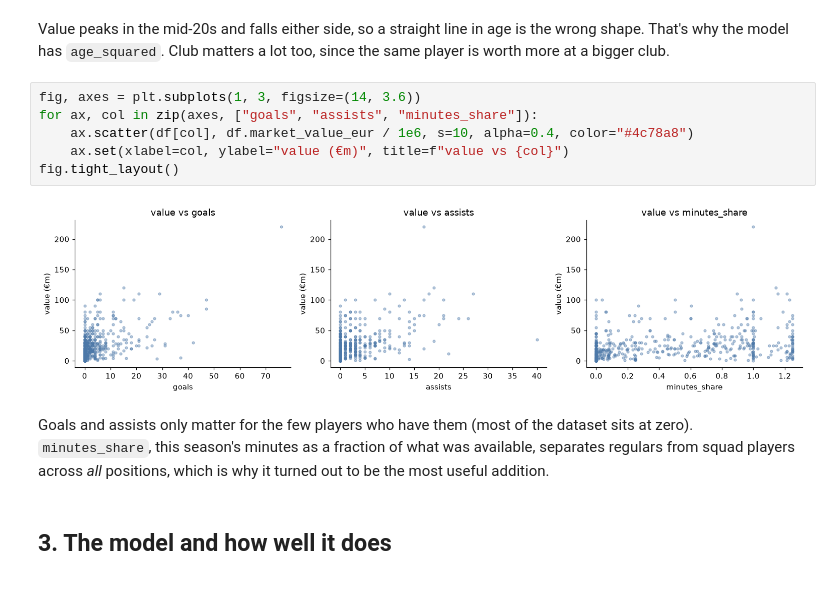
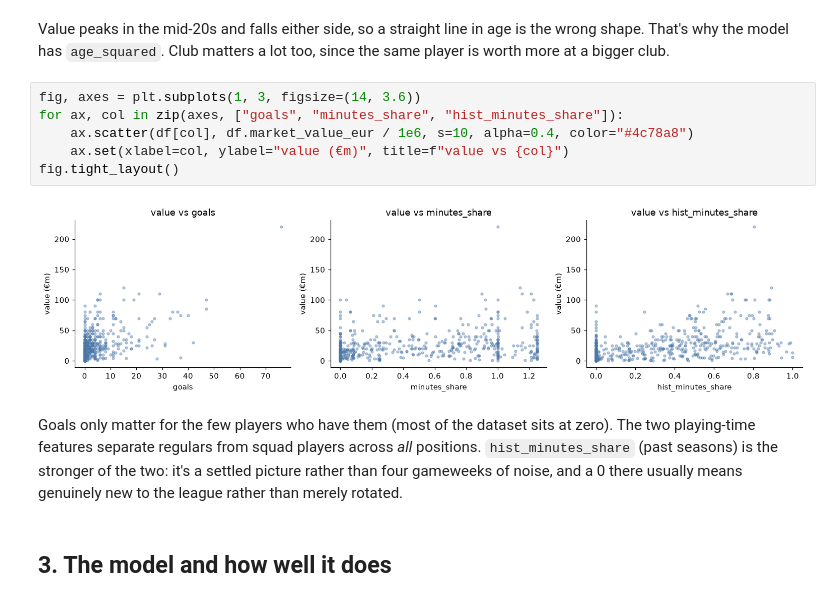
Before and after one commit to mlodyheros/pl-value, a Jupyter notebook: notebooks/01_model_exploration.ipynb, the cells around one changed output. Saved outputs shown, nothing was run; the diff lists cells and outputs as text.

```diff
--- a/notebooks/01_model_exploration.ipynb
+++ b/notebooks/01_model_exploration.ipynb
@@ -120,17 +133,18 @@ shape. That's why the model has `age_squared`. Club matters a lot too, since the
 player is worth more at a bigger club.
 # %%
 fig, axes = plt.subplots(1, 3, figsize=(14, 3.6))
-for ax, col in zip(axes, ["goals", "assists", "minutes_share"]):
+for ax, col in zip(axes, ["goals", "minutes_share", "hist_minutes_share"]):
     ax.scatter(df[col], df.market_value_eur / 1e6, s=10, alpha=0.4, color="#4c78a8")
     ax.set(xlabel=col, ylabel="value (€m)", title=f"value vs {col}")
 fig.tight_layout()
 # %% [output]
-[figure, old version]
+[figure, new version]
 # %% [markdown]
-Goals and assists only matter for the few players who have them (most of the dataset sits at
-zero). `minutes_share`, this season's minutes as a fraction of what was available,
-separates regulars from squad players across *all* positions, which is why it turned out to
-be the most useful addition.
+Goals only matter for the few players who have them (most of the dataset sits at zero).
+The two playing-time features separate regulars from squad players across *all* positions.
+`hist_minutes_share` (past seasons) is the stronger of the two: it's a settled picture rather
+than four gameweeks of noise, and a 0 there usually means genuinely new to the league rather
+than merely rotated.
 # %% [markdown]
 ## 3. The model and how well it does
 # %%
```
Also changed, not shown: parts of 15 cells of this notebook, 11 other files.
